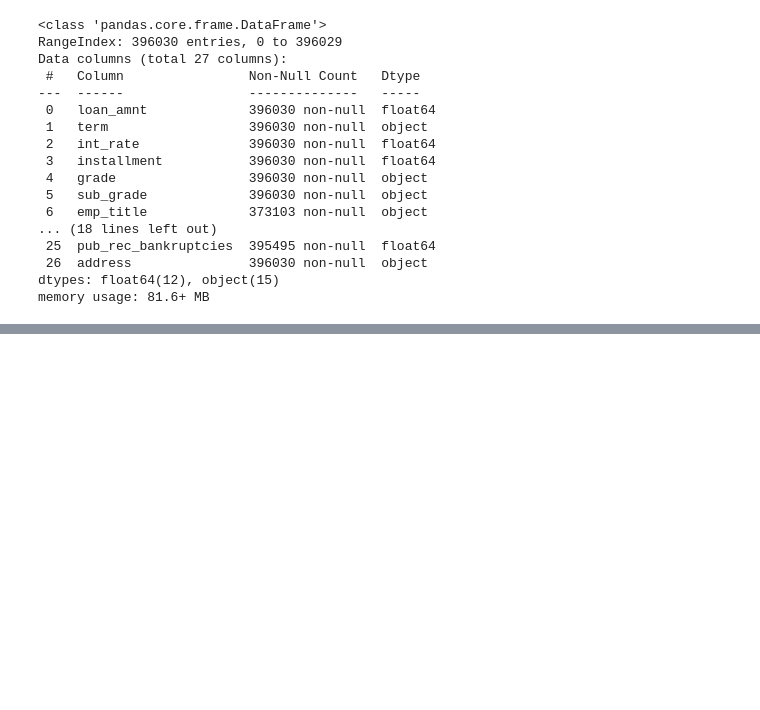
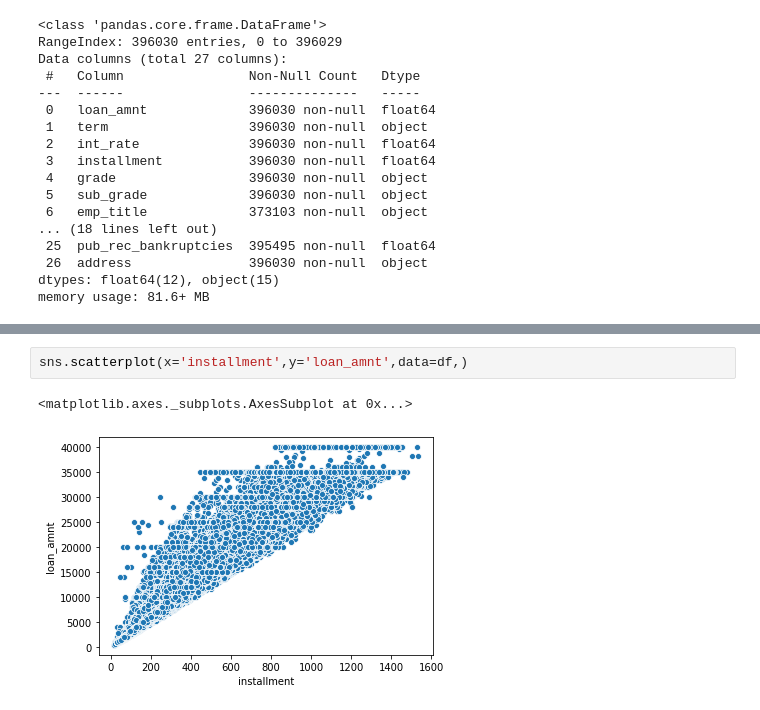
Before and after one commit to tavasolireza/Predict-Loan-Repayment, a Jupyter notebook: loan_repayment.ipynb, the cells around one changed output, grey strips where cells are left out. Cells and saved outputs as stored; diff of their text form; blank space fills up the shorter version.

```diff
--- a/loan_repayment.ipynb
+++ b/loan_repayment.ipynb
@@ -32,0 +88,5 @@ memory usage: 81.6+ MB
+# %%
+sns.scatterplot(x='installment',y='loan_amnt',data=df,)
+# %% [output]
+<matplotlib.axes._subplots.AxesSubplot at 0x...>
+[figure, added]
```
Also changed, not shown: parts of 15 cells of this notebook.
